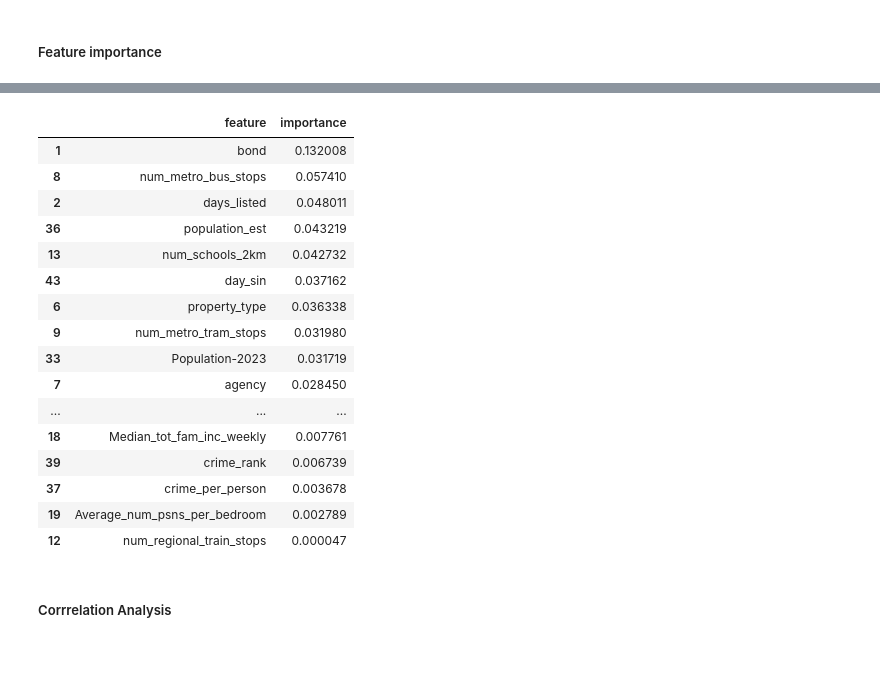
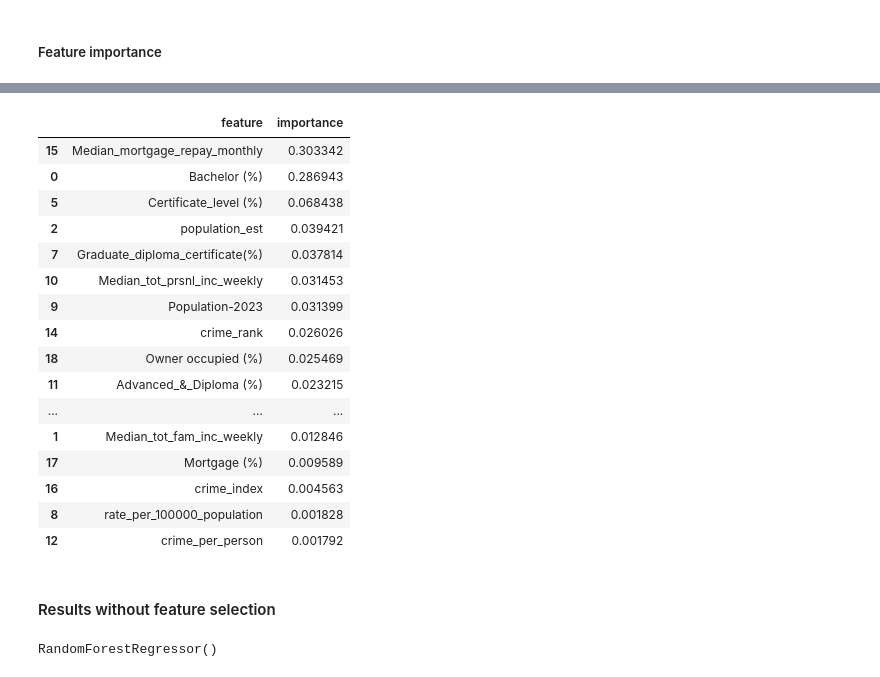
Before and after one commit to bicicow03/Group-Project-Real-Estate-Industry-Analysis, a Jupyter notebook: notebooks/feature_importance/cleaning_and_feature_selection.ipynb, the cells around one changed output, grey strips where cells are left out. Drawn from its saved outputs; the diff is of its cells as text; code cells hidden in the pictures.

Commit message:
updated with feature selection and get feature importance

```diff
--- a/notebooks/feature_importance/cleaning_and_feature_selection.ipynb
+++ b/notebooks/feature_importance/cleaning_and_feature_selection.ipynb
@@ -330,0 +334,9 @@ X = data.drop(columns=['weekly_rent'])
+# %%
+# Compute MI
+mi = mutual_info_regression(X, y, discrete_features="auto", random_state=0)
+mi_scores = pd.Series(mi, index=X.columns).sort_values(ascending=False)
+
+k = 20
+selected_features = mi_scores.head(k).index.tolist()
+
+X_selection = X[selected_features]
@@ -331,13 +359,14 @@ X = data.drop(columns=['weekly_rent'])
+# %%
+#Split test/train
+X_train, X_test, y_train, y_test = train_test_split(X_selection, y, test_size=0.2, random_state=42)
 # %% [markdown]
 #### Normalization/Scaling
 # %%
 #Standardize scalar, resacling all data. (can target specific columns if needed)
 scaler = StandardScaler()
-X = scaler.fit_transform(X)
+X_train = scaler.fit_transform(X_train)
+X_test = scaler.transform(X_test)
 # %%
-gxboost = GradientBoostingClassifier()
-gxboost.fit(X,y)
-
-rf_model = RandomForestRegressor()
-rf_model.fit(X, y)
+gxboost = GradientBoostingRegressor()
+gxboost.fit(X_train, y_train)
 # %% [output]
@@ -360,31 +410,29 @@ NameError: name 'rf_model' is not defined
 # %%
 # GX Boost feature importances
 importances = gxboost.feature_importances_
-feature_names = X.columns
+feature_names = X_selection.columns
 
 gxboost_importance_df = pd.DataFrame({
     'feature': feature_names,
     'importance': importances
 }).sort_values(by='importance', ascending=False)
 
 gxboost_importance_df
 # %% [output]
 |  | feature | importance |
-| 1 | bond | 0.132008 |
-| 8 | num_metro_bus_stops | 0.057410 |
-| 2 | days_listed | 0.048011 |
-| 36 | population_est | 0.043219 |
-| 13 | num_schools_2km | 0.042732 |
-| 43 | day_sin | 0.037162 |
-| 6 | property_type | 0.036338 |
-| 9 | num_metro_tram_stops | 0.031980 |
-| 33 | Population-2023 | 0.031719 |
-| 7 | agency | 0.028450 |
+| 15 | Median_mortgage_repay_monthly | 0.303342 |
+| 0 | Bachelor (%) | 0.286943 |
+| 5 | Certificate_level (%) | 0.068438 |
+| 2 | population_est | 0.039421 |
+| 7 | Graduate_diploma_certificate(%) | 0.037814 |
+| 10 | Median_tot_prsnl_inc_weekly | 0.031453 |
+| 9 | Population-2023 | 0.031399 |
+| 14 | crime_rank | 0.026026 |
+| 18 | Owner occupied (%) | 0.025469 |
+| 11 | Advanced_&_Diploma (%) | 0.023215 |
 | ... | ... | ... |
-| 18 | Median_tot_fam_inc_weekly | 0.007761 |
-| 39 | crime_rank | 0.006739 |
-| 37 | crime_per_person | 0.003678 |
-| 19 | Average_num_psns_per_bedroom | 0.002789 |
-| 12 | num_regional_train_stops | 0.000047 |
+| 1 | Median_tot_fam_inc_weekly | 0.012846 |
+| 17 | Mortgage (%) | 0.009589 |
+| 16 | crime_index | 0.004563 |
+| 8 | rate_per_100000_population | 0.001828 |
+| 12 | crime_per_person | 0.001792 |
-# %% [markdown]
-##### Corrrelation Analysis
@@ -395,0 +439,18 @@ print(corr_matrix)
+# %% [markdown]
+#### Results without feature selection
+# %%
+#Split test/train
+X_train, X_test, y_train, y_test = train_test_split(X, y, test_size=0.2, random_state=42)
+
+#Standardize scalar, resacling all data. (can target specific columns if needed)
+scaler = StandardScaler()
+X_train = scaler.fit_transform(X_train)
+X_test = scaler.transform(X_test)
+
+gxboost = GradientBoostingRegressor()
+gxboost.fit(X_train, y_train)
+
+rf_model = RandomForestRegressor()
+rf_model.fit(X_train, y_train)
+# %% [output]
+RandomForestRegressor()
```
Also changed, not shown: parts of 20 cells of this notebook.
